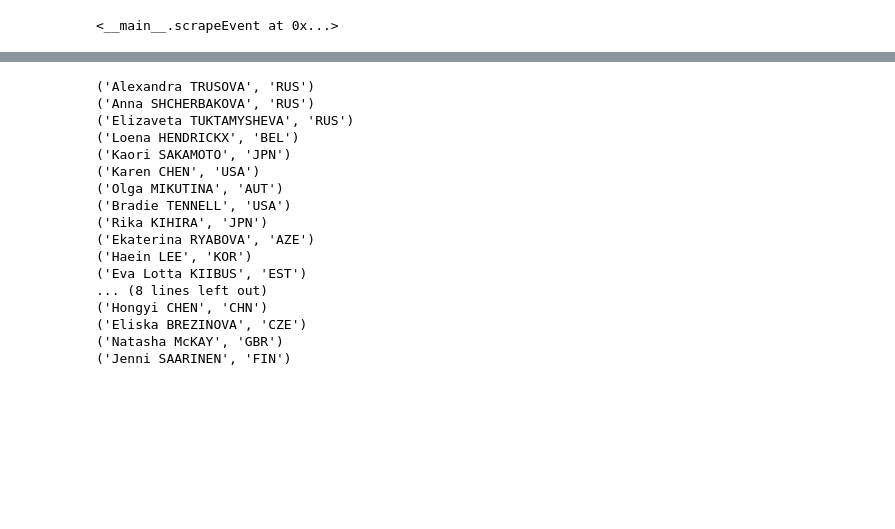
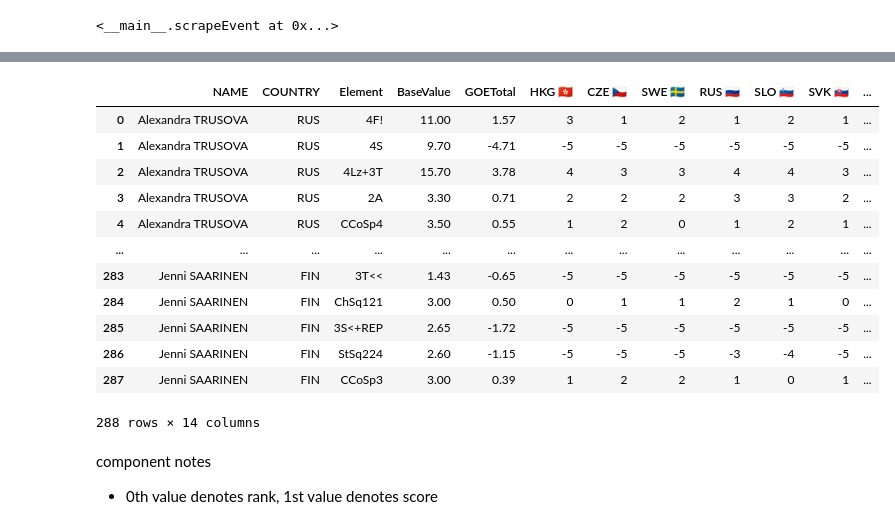
Before and after one commit to WinsonTruong/iceskating, a Jupyter notebook: scrape-skatingscores/scrape.ipynb, the cells around one changed output, grey strips where cells are left out. Drawn from its saved outputs; the diff is of its cells as text; code cells hidden in the pictures; blank space fills up the shorter version.

```diff
--- a/scrape-skatingscores/scrape.ipynb
+++ b/scrape-skatingscores/scrape.ipynb
@@ -169 +228,22 @@ wc2021_wl.
+# %%
+wc2021_wl.get_technical_score()
+wc2021_wl.all_technical
+# %% [output]
+|  | NAME | COUNTRY | Element | BaseValue | GOETotal | HKG 🇭🇰 | CZE 🇨🇿 | SWE 🇸🇪 | RUS 🇷🇺 | SLO 🇸🇮 | SVK 🇸🇰 | ... |
+| 0 | Alexandra TRUSOVA | RUS | 4F! | 11.00 | 1.57 | 3 | 1 | 2 | 1 | 2 | 1 | ... |
+| 1 | Alexandra TRUSOVA | RUS | 4S | 9.70 | -4.71 | -5 | -5 | -5 | -5 | -5 | -5 | ... |
+| 2 | Alexandra TRUSOVA | RUS | 4Lz+3T | 15.70 | 3.78 | 4 | 3 | 3 | 4 | 4 | 3 | ... |
+| 3 | Alexandra TRUSOVA | RUS | 2A | 3.30 | 0.71 | 2 | 2 | 2 | 3 | 3 | 2 | ... |
+| 4 | Alexandra TRUSOVA | RUS | CCoSp4 | 3.50 | 0.55 | 1 | 2 | 0 | 1 | 2 | 1 | ... |
+| ... | ... | ... | ... | ... | ... | ... | ... | ... | ... | ... | ... | ... |
+| 283 | Jenni SAARINEN | FIN | 3T<< | 1.43 | -0.65 | -5 | -5 | -5 | -5 | -5 | -5 | ... |
+| 284 | Jenni SAARINEN | FIN | ChSq121 | 3.00 | 0.50 | 0 | 1 | 1 | 2 | 1 | 0 | ... |
+| 285 | Jenni SAARINEN | FIN | 3S<+REP | 2.65 | -1.72 | -5 | -5 | -5 | -5 | -5 | -5 | ... |
+| 286 | Jenni SAARINEN | FIN | StSq224 | 2.60 | -1.15 | -5 | -5 | -5 | -3 | -4 | -5 | ... |
+| 287 | Jenni SAARINEN | FIN | CCoSp3 | 3.00 | 0.39 | 1 | 2 | 2 | 1 | 0 | 1 | ... |
+288 rows × 14 columns
+# %% [markdown]
+component notes
+
+- 0th value denotes rank, 1st value denotes score
 # %%
@@ -171,31 +252,2 @@ wc2021_wl.
 #     print(i)
 #     display(dfs[i].head(), dfs[i].shape)
-# %%
-start = 0
-n = len(dfs)
-stop = n - 2
-sets = []
-
-while start <= stop:
-    left = start
-    start += 11
-    right = start
-    print(get_skater_bio(data = dfs[left:right][1]))
-# %% [output]
-('Alexandra TRUSOVA', 'RUS')
-('Anna SHCHERBAKOVA', 'RUS')
-('Elizaveta TUKTAMYSHEVA', 'RUS')
-('Loena HENDRICKX', 'BEL')
-('Kaori SAKAMOTO', 'JPN')
-('Karen CHEN', 'USA')
-('Olga MIKUTINA', 'AUT')
-('Bradie TENNELL', 'USA')
-('Rika KIHIRA', 'JPN')
-('Ekaterina RYABOVA', 'AZE')
-('Haein LEE', 'KOR')
-('Eva Lotta KIIBUS', 'EST')
-... (8 lines left out)
-('Hongyi CHEN', 'CHN')
-('Eliska BREZINOVA', 'CZE')
-('Natasha McKAY', 'GBR')
-('Jenni SAARINEN', 'FIN')
```
Also changed, not shown: parts of 8 cells of this notebook.
